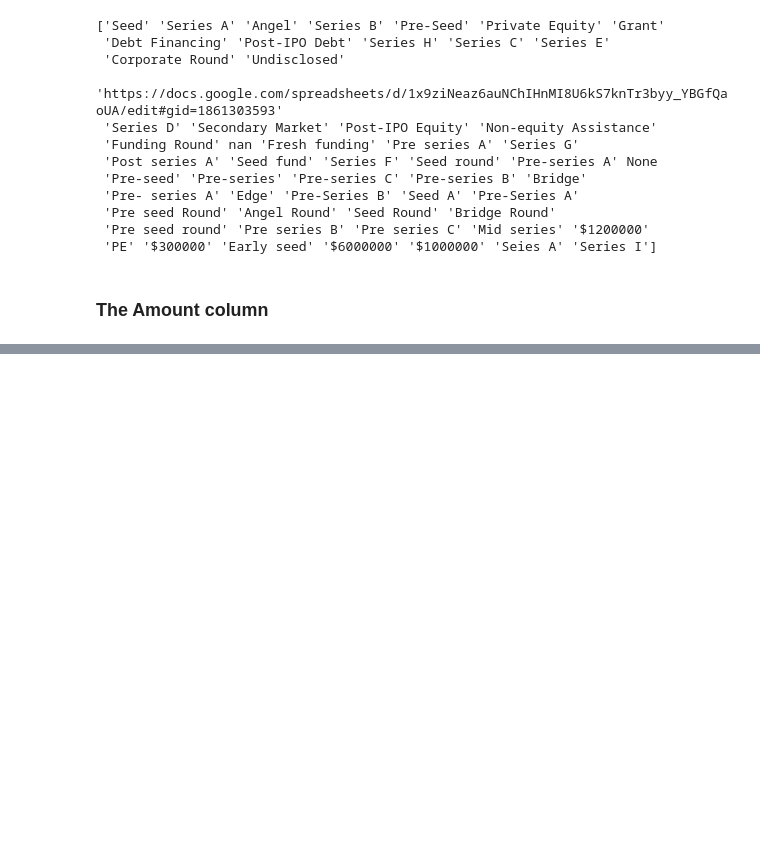
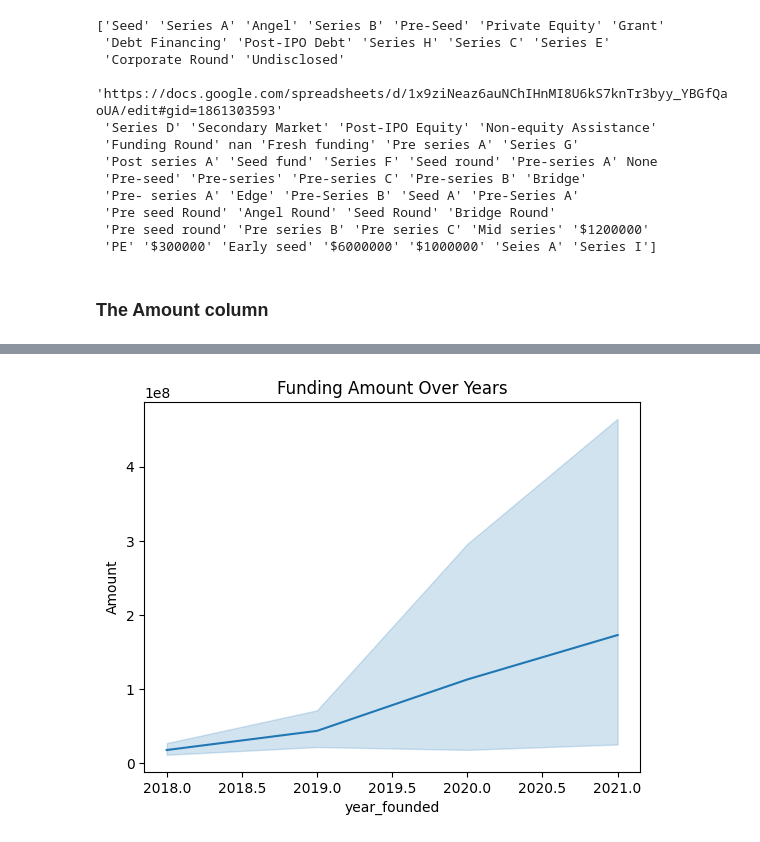
Before and after one commit to lizjelimo/LP1-2, a Jupyter notebook: notebooks/main.ipynb, the cells around one changed output, grey strips where cells are left out. Saved outputs shown, nothing was run; the diff lists cells and outputs as text; code cells hidden in the pictures; blank space fills up the shorter version.

```diff
--- a/notebooks/main.ipynb
+++ b/notebooks/main.ipynb
@@ -349,0 +682,10 @@ merged_data['Stage'].replace(values_to_replace, np.nan, inplace=True)
+# %%
+# Remove rows with 'undisclosed' values in the 'Amount' column
+cleaned_data = merged_data[merged_data['Amount'] != 'undisclosed']
+
+# Plot the line graph
+sns.lineplot(data=cleaned_data, x='year_founded', y='Amount')
+plt.title('Funding Amount Over Years')
+plt.show()
+# %% [output]
+[figure, added]
```
Also changed, not shown: parts of 28 cells of this notebook.
